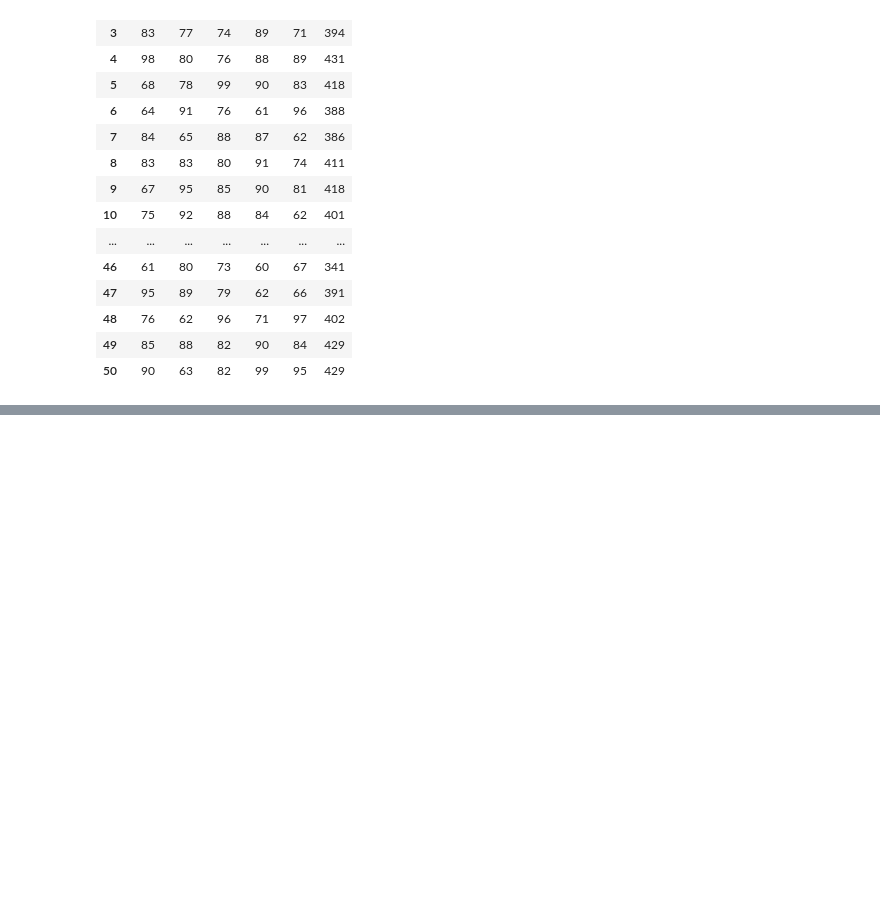
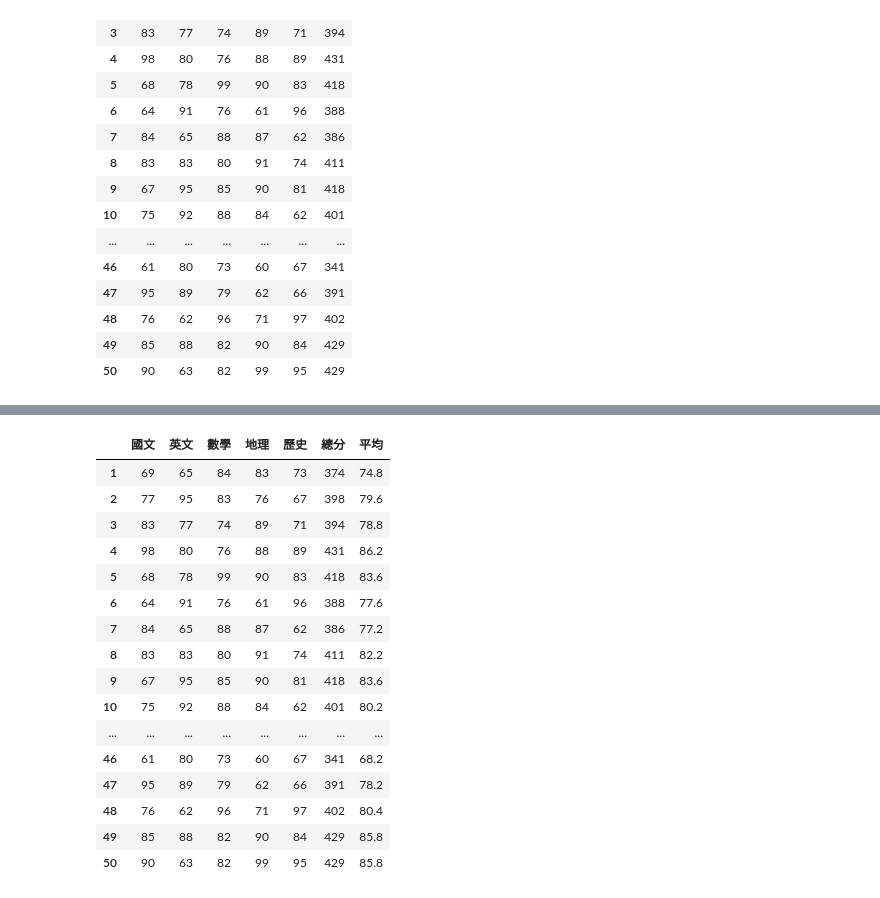
Before and after one commit to ShengRuYang/_2023_07_23_sunday, a Jupyter notebook: lesson16_1.ipynb, the cells around one changed output, grey strips where cells are left out. Cells and saved outputs as stored; diff of their text form; code cells hidden in the pictures; blank space fills up the shorter version.

```diff
--- a/lesson16_1.ipynb
+++ b/lesson16_1.ipynb
@@ -280,0 +321,22 @@ students
+# %%
+students['平均']= students.iloc[:,:5].mean(axis=1)
+# %%
+students
+# %% [output]
+|  | 國文 | 英文 | 數學 | 地理 | 歷史 | 總分 | 平均 |
+| 1 | 69 | 65 | 84 | 83 | 73 | 374 | 74.8 |
+| 2 | 77 | 95 | 83 | 76 | 67 | 398 | 79.6 |
+| 3 | 83 | 77 | 74 | 89 | 71 | 394 | 78.8 |
+| 4 | 98 | 80 | 76 | 88 | 89 | 431 | 86.2 |
+| 5 | 68 | 78 | 99 | 90 | 83 | 418 | 83.6 |
+| 6 | 64 | 91 | 76 | 61 | 96 | 388 | 77.6 |
+| 7 | 84 | 65 | 88 | 87 | 62 | 386 | 77.2 |
+| 8 | 83 | 83 | 80 | 91 | 74 | 411 | 82.2 |
+| 9 | 67 | 95 | 85 | 90 | 81 | 418 | 83.6 |
+| 10 | 75 | 92 | 88 | 84 | 62 | 401 | 80.2 |
+| ... | ... | ... | ... | ... | ... | ... | ... |
+| 46 | 61 | 80 | 73 | 60 | 67 | 341 | 68.2 |
+| 47 | 95 | 89 | 79 | 62 | 66 | 391 | 78.2 |
+| 48 | 76 | 62 | 96 | 71 | 97 | 402 | 80.4 |
+| 49 | 85 | 88 | 82 | 90 | 84 | 429 | 85.8 |
+| 50 | 90 | 63 | 82 | 99 | 95 | 429 | 85.8 |
```
Also changed, not shown: parts of 3 cells of this notebook, 1 other file.
